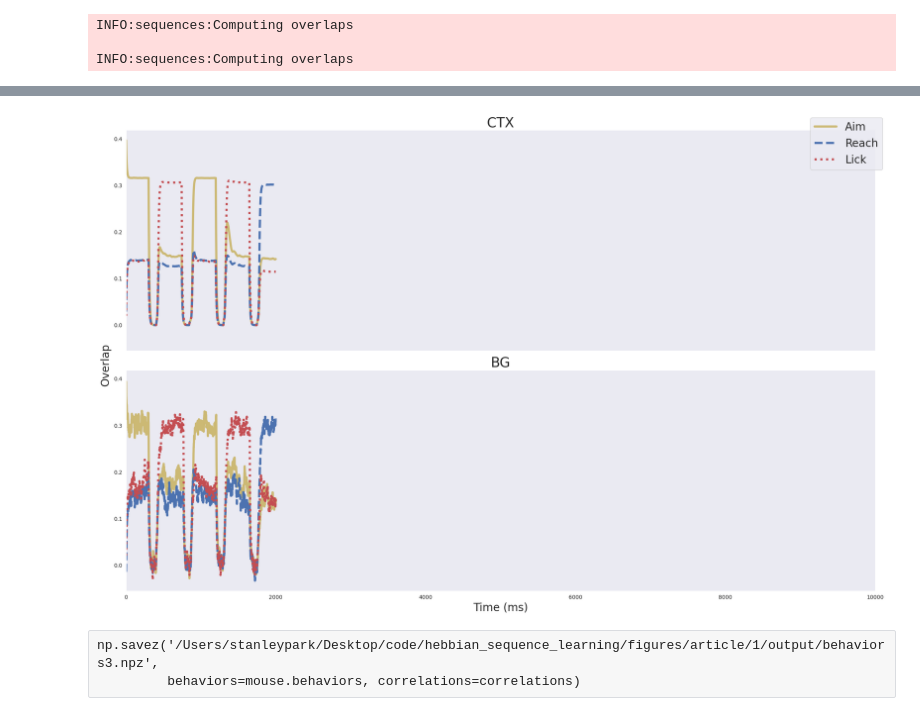
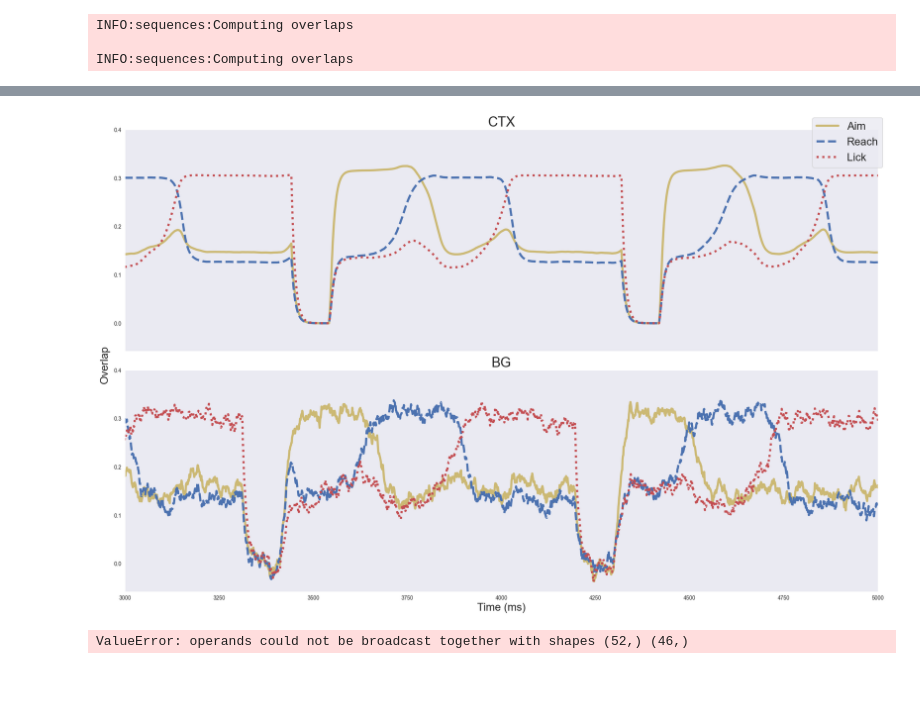
Before and after one commit to jp464/striatal-sequence, a Jupyter notebook: figures/article/1/net2-learning.ipynb, the cells around one changed output, grey strips where cells are left out. Saved outputs shown, nothing was run; the diff lists cells and outputs as text; code cells hidden in the pictures; blank space fills up the shorter version.

```diff
--- a/figures/article/1/net2-learning.ipynb
+++ b/figures/article/1/net2-learning.ipynb
@@ -22,7 +22,7 @@ plasticity = ThresholdPlasticityRule(x_f=0.5, q_f=0.8)
 S, P = 1, 3
 sequences_ctx = [GaussianSequence(P,ctx.size, seed=5) for i in range(S)]
 patterns_ctx = np.stack([s.inputs for s in sequences_ctx])
-sequences_bg = [GaussianSequence(P,ctx.size, seed=27) for i in range(S)]
+sequences_bg = [GaussianSequence(P,ctx.size, seed=29) for i in range(S)]
 patterns_bg = np.stack([s.inputs for s in sequences_bg])
 
 J_cc = SparseConnectivity(source=ctx, target=ctx, p=0.05)
@@ -34,13 +34,21 @@ synapse_bb = LinearSynapse(J_bb.K, A=5)
 J_bb.store_attractors(patterns_bg[0], patterns_bg[0], synapse_bb.h_EE,
                       plasticity.f, plasticity.g)
 J_cb  = SparseConnectivity(source=bg, target=ctx, p=0.05)
-synapse_cb = LinearSynapse(J_cb.K, A=1.5)
+synapse_cb = LinearSynapse(J_cb.K, A=1)
 J_cb.store_attractors(patterns_bg[0], patterns_ctx[0], synapse_cb.h_EE,
                       plasticity.f, plasticity.g)
 
 J_bc = SparseConnectivity(source=ctx, target=bg, p=0.05)
 synapse_bc = LinearSynapse(J_bc.K, A=0)
 J_bc.store_sequences(patterns_ctx, patterns_bg, synapse_bc.h_EE, plasticity.f, plasticity.g)
+J_bc.update_sequences(patterns_ctx[0][0], patterns_bg[0][1],
+                   0.8, lamb=1,f=plasticity.f, g=plasticity.g)
+J_bc.update_sequences(patterns_ctx[0][1], patterns_bg[0][2],
+                   1, lamb=1,f=plasticity.f, g=plasticity.g)
+J_bc.update_sequences(patterns_ctx[0][2], patterns_bg[0][0],
+                   0.3, lamb=1,f=plasticity.f, g=plasticity.g)
+J_bc.update_sequences(np.random.randn(ctx.size), np.random.randn(bg.size),
+                   0.7, lamb=1,f=plasticity.f, g=plasticity.g)
 net_ctx = RateNetwork(ctx, c_EE=J_cc, c_IE=J_bc, formulation=4)
 net_bg = RateNetwork(bg, c_II=J_bb, c_EI=J_cb, formulation=4)
 # %% [output]
@@ -87,13 +95,13 @@ J_bc.store_sequences(patterns_ctx, patterns_bg, synapse_bc.h_EE, plasticity.f, p
 net_ctx = RateNetwork(ctx, c_EE=J_cc, c_IE=J_bc, formulation=4)
 net_bg = RateNetwork(bg, c_II=J_bb, c_EI=J_cb, formulation=4)
 # %%
-# init_input_ctx = np.random.RandomState().normal(0,1,size=patterns_ctx[0][0].shape)
-# init_input_bg = np.random.RandomState().normal(0,1,size=patterns_bg[0][0].shape)
-init_input_ctx = patterns_ctx[0][0]
-init_input_bg = patterns_bg[0][0]
-T=2
+init_input_ctx = np.random.RandomState().normal(0,1,size=patterns_ctx[0][0].shape)
+init_input_bg = np.random.RandomState().normal(0,1,size=patterns_bg[0][0].shape)
+# init_input_ctx = patterns_ctx[0][0]
+# init_input_bg = patterns_bg[0][0]
+T=10
 mouse = ReachingTask(3, alpha=0.5)
 net_ctx.simulate_learning(mouse, net_bg, T, init_input_ctx, init_input_bg,
-                          phi(patterns_ctx[0]), phi(patterns_bg[0]), plasticity)
+                          phi(patterns_ctx[0]), phi(patterns_bg[0]), plasticity, detection_thres=.23)
 # %% [output]
 INFO:network:Integrating network dynamics
@@ -224,7 +147,7 @@ axes[1].set_yticks([0.0, 0.1, 0.2, 0.3, 0.4])
 axes[1].set_title("BG", fontsize=25)
 axes[1].set_xlabel('Time (ms)', fontsize=20)
 fig.text(-0.01, 0.5, 'Overlap', va='center', rotation='vertical', fontsize=20)
-plt.setp(axes, xlim=(0, 10000))
+plt.setp(axes, xlim=(3000, 5000))
 plt.figlegend(labels=['Aim', 'Reach', 'Lick'], fontsize=20)
 plt.show()
 # %% [output]
@@ -248,4 +154,5 @@ WARNING:matplotlib.font_manager:findfont: Font family 'arial' not found.
-[figure, old version]
+[figure, new version]
-# %% [raw]
-np.savez('/Users/stanleypark/Desktop/code/hebbian_sequence_learning/figures/article/1/output/behaviors3.npz',
-         behaviors=mouse.behaviors, correlations=correlations)
+# %%
+mouse.calibrate()
+# %% [output]
+ValueError: operands could not be broadcast together with shapes (52,) (46,)
```
Also changed, not shown: parts of 3 cells of this notebook, 7 other files.
